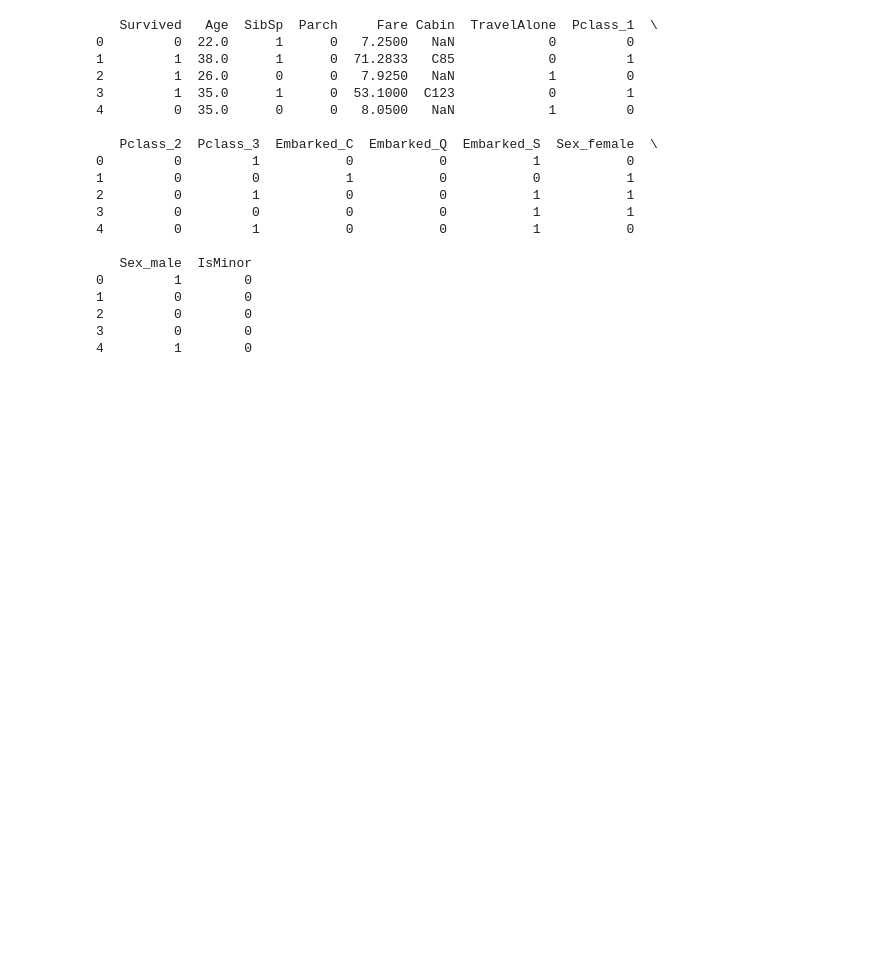
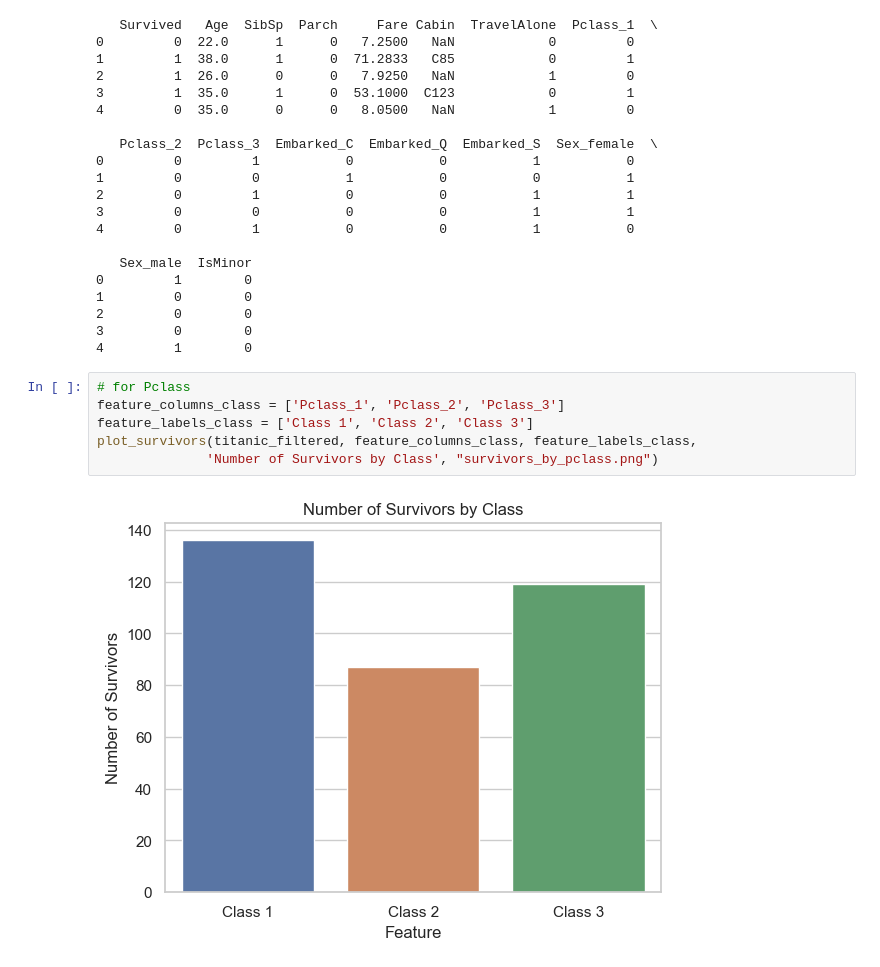
Before and after one commit to Amine-Alami/H3MachineLearning, a Jupyter notebook: TP Titanic.ipynb, the cells around one changed output. Cells and saved outputs as stored; diff of their text form; blank space fills up the shorter version.

```diff
--- a/TP Titanic.ipynb
+++ b/TP Titanic.ipynb
@@ -250,3 +252,11 @@ def plot_survivors(data, feature_columns, feature_labels, title, filename, palet
 2         0        0
 3         0        0
 4         1        0
+# %%
+# for Pclass
+feature_columns_class = ['Pclass_1', 'Pclass_2', 'Pclass_3']
+feature_labels_class = ['Class 1', 'Class 2', 'Class 3']
+plot_survivors(titanic_filtered, feature_columns_class, feature_labels_class,
+              'Number of Survivors by Class', "survivors_by_pclass.png")
+# %% [output]
+[figure, added]
```
Also changed, not shown: parts of 2 cells of this notebook, 2 other files.
